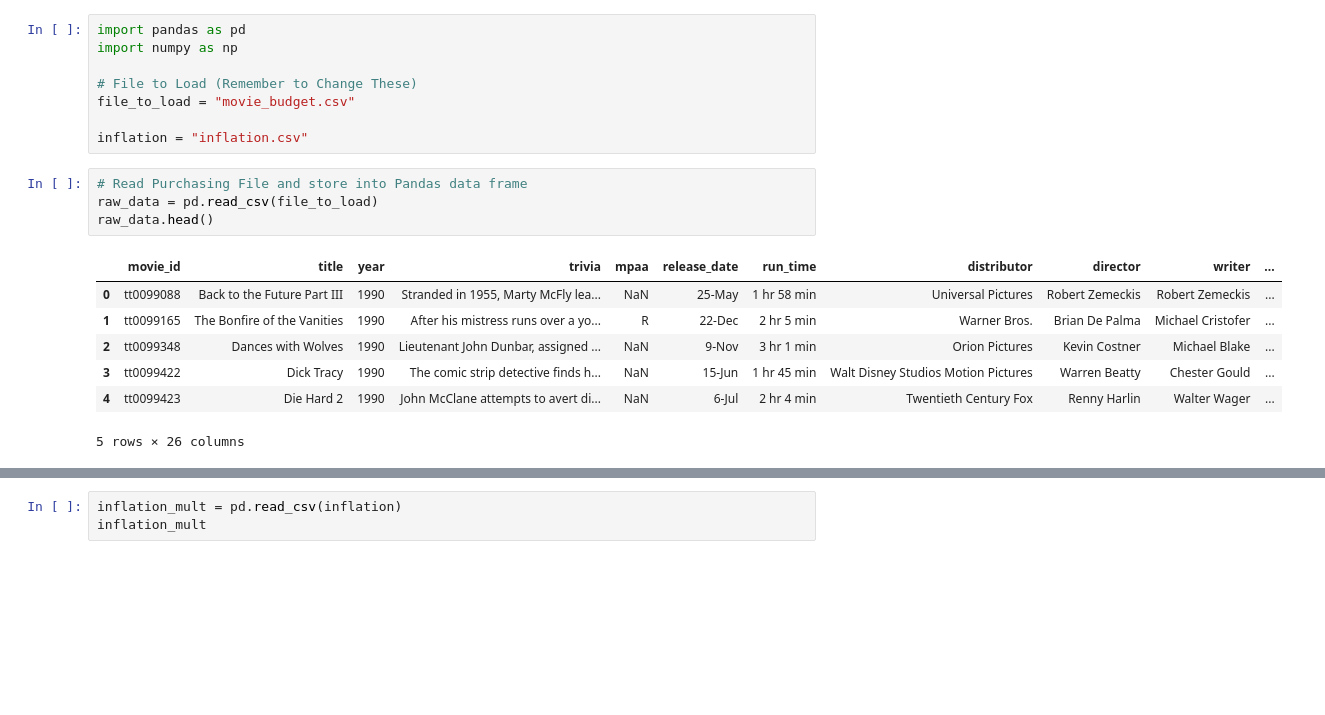
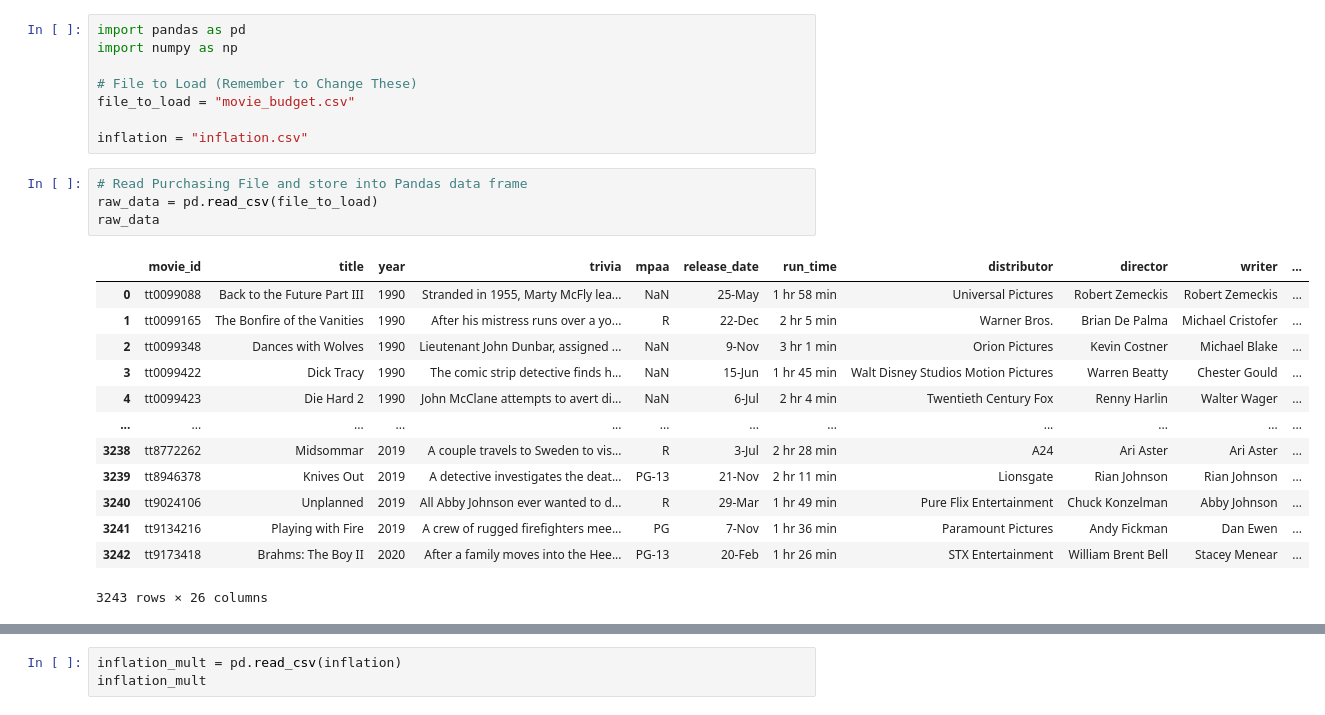
Before and after one commit to annammelnik/Project_1, a Jupyter notebook: revenue/Untitled.ipynb, the cells around one changed output, grey strips where cells are left out. Saved outputs shown, nothing was run; the diff lists cells and outputs as text; blank space fills up the shorter version.

```diff
--- a/revenue/Untitled.ipynb
+++ b/revenue/Untitled.ipynb
@@ -9,12 +9,18 @@ inflation = "inflation.csv"
 # %%
 # Read Purchasing File and store into Pandas data frame
 raw_data = pd.read_csv(file_to_load)
-raw_data.head()
+raw_data
 # %% [output]
 |  | movie_id | title | year | trivia | mpaa | release_date | run_time | distributor | director | writer | ... |
 | 0 | tt0099088 | Back to the Future Part III | 1990 | Stranded in 1955, Marty McFly lea... | NaN | 25-May | 1 hr 58 min | Universal Pictures | Robert Zemeckis | Robert Zemeckis | ... |
 | 1 | tt0099165 | The Bonfire of the Vanities | 1990 | After his mistress runs over a yo... | R | 22-Dec | 2 hr 5 min | Warner Bros. | Brian De Palma | Michael Cristofer | ... |
 | 2 | tt0099348 | Dances with Wolves | 1990 | Lieutenant John Dunbar, assigned ... | NaN | 9-Nov | 3 hr 1 min | Orion Pictures | Kevin Costner | Michael Blake | ... |
 | 3 | tt0099422 | Dick Tracy | 1990 | The comic strip detective finds h... | NaN | 15-Jun | 1 hr 45 min | Walt Disney Studios Motion Pictures | Warren Beatty | Chester Gould | ... |
 | 4 | tt0099423 | Die Hard 2 | 1990 | John McClane attempts to avert di... | NaN | 6-Jul | 2 hr 4 min | Twentieth Century Fox | Renny Harlin | Walter Wager | ... |
+| ... | ... | ... | ... | ... | ... | ... | ... | ... | ... | ... | ... |
+| 3238 | tt8772262 | Midsommar | 2019 | A couple travels to Sweden to vis... | R | 3-Jul | 2 hr 28 min | A24 | Ari Aster | Ari Aster | ... |
+| 3239 | tt8946378 | Knives Out | 2019 | A detective investigates the deat... | PG-13 | 21-Nov | 2 hr 11 min | Lionsgate | Rian Johnson | Rian Johnson | ... |
+| 3240 | tt9024106 | Unplanned | 2019 | All Abby Johnson ever wanted to d... | R | 29-Mar | 1 hr 49 min | Pure Flix Entertainment | Chuck Konzelman | Abby Johnson | ... |
+| 3241 | tt9134216 | Playing with Fire | 2019 | A crew of rugged firefighters mee... | PG | 7-Nov | 1 hr 36 min | Paramount Pictures | Andy Fickman | Dan Ewen | ... |
+| 3242 | tt9173418 | Brahms: The Boy II | 2020 | After a family moves into the Hee... | PG-13 | 20-Feb | 1 hr 26 min | STX Entertainment | William Brent Bell | Stacey Menear | ... |
-5 rows × 26 columns
+3243 rows × 26 columns
```
Also changed, not shown: parts of 3 cells of this notebook, 3 other files.
